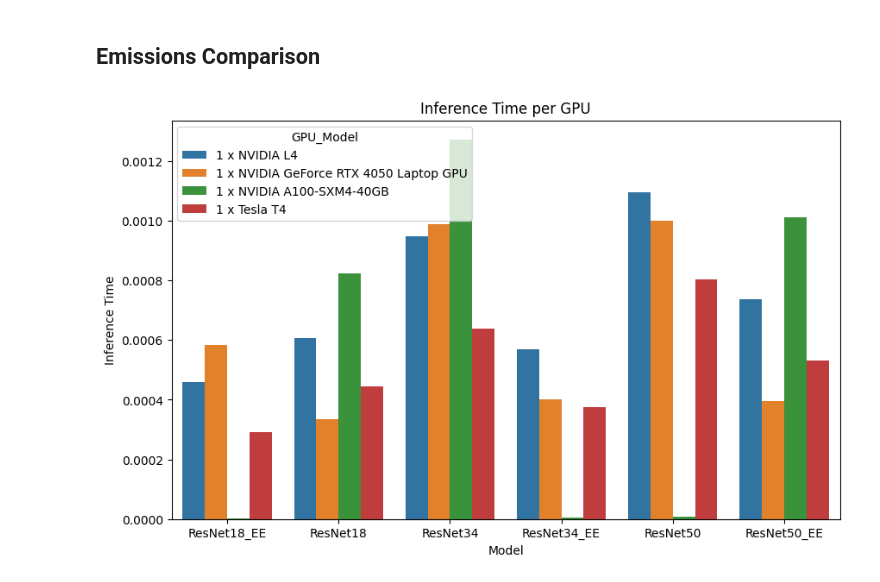
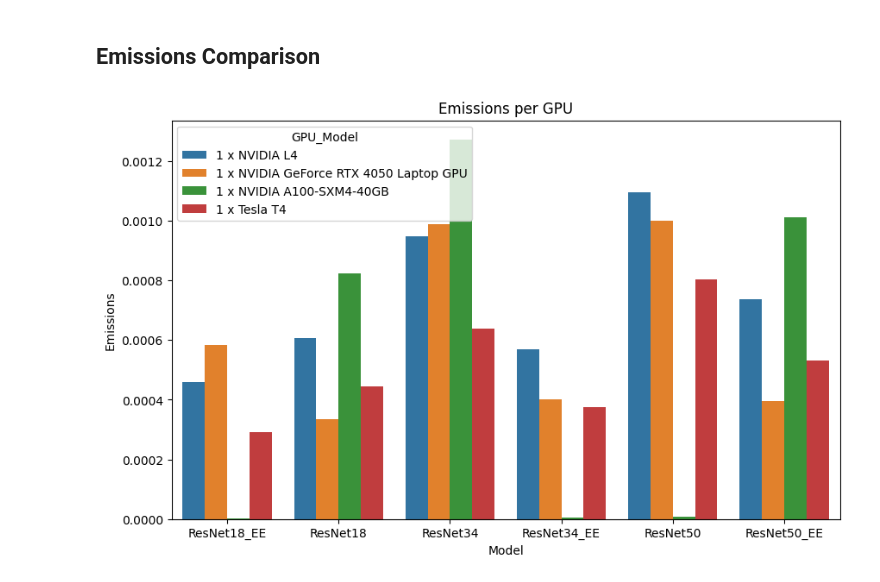
Before and after one commit to gr3gor1/ResNet_Early_Exit, a Jupyter notebook: Early_Exit_Summary.ipynb, the cells around one changed output. Cells and saved outputs as stored; diff of their text form; code cells hidden in the pictures.

Commit message:
doc changes + epoch nr change + diagram fix (.ipynb)

```diff
--- a/Early_Exit_Summary.ipynb
+++ b/Early_Exit_Summary.ipynb
@@ -1353,16 +1353,16 @@ plt.show()
 # %%
 data = pd.read_csv("/content/model_results_L4.csv")
 data1 = pd.read_csv("/content/model_results_RTX4050.csv")
 data2 = pd.read_csv("/content/model_results_A100.csv")
 data3 = pd.read_csv("/content/model_results_T4.csv")
 
 data = pd.concat([data, data1, data2, data3], ignore_index=True)
 
 plt.figure(figsize=(10,6))
 sns.barplot(data=data, x="Model", y="Emissions", hue='GPU_Model')
-plt.title("Inference Time per GPU")
+plt.title("Emissions per GPU")
 plt.xlabel("Model")
-plt.ylabel("Inference Time")
+plt.ylabel("Emissions")
 plt.show()
 # %% [output]
-[figure, old version]
+[figure, new version]
```
Also changed, not shown: 10 other files.
